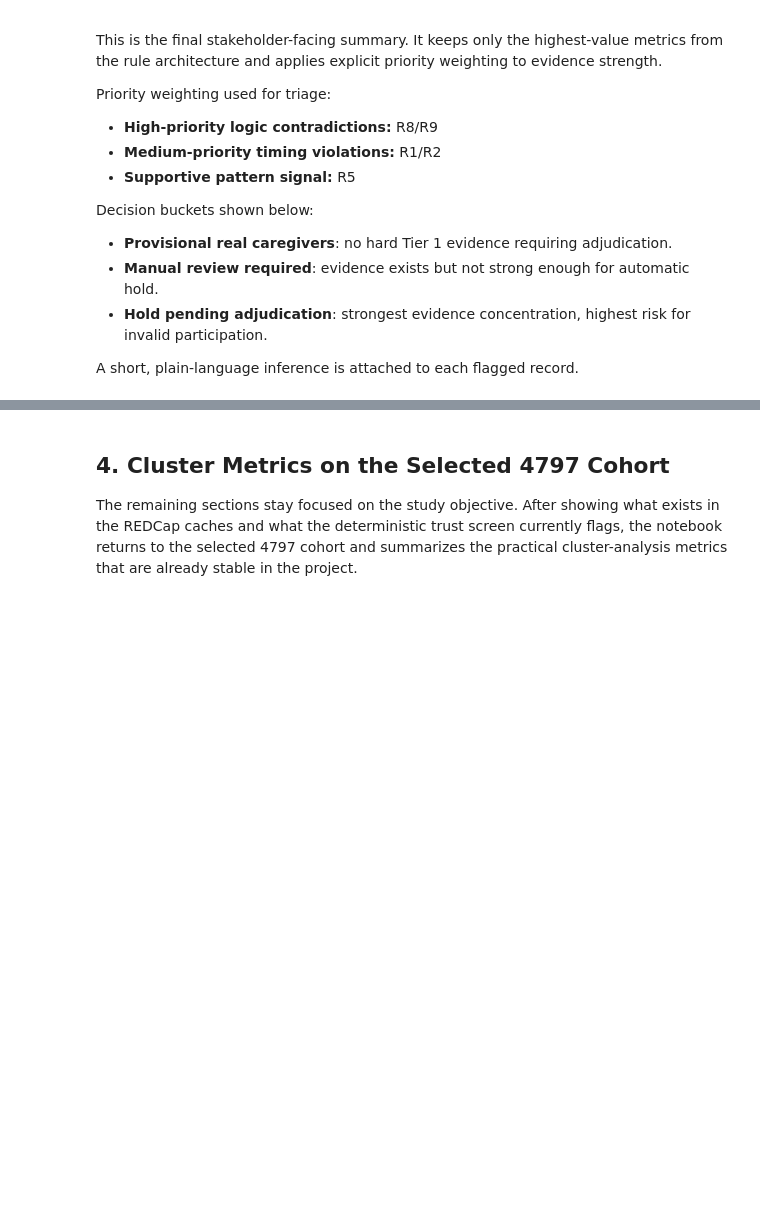
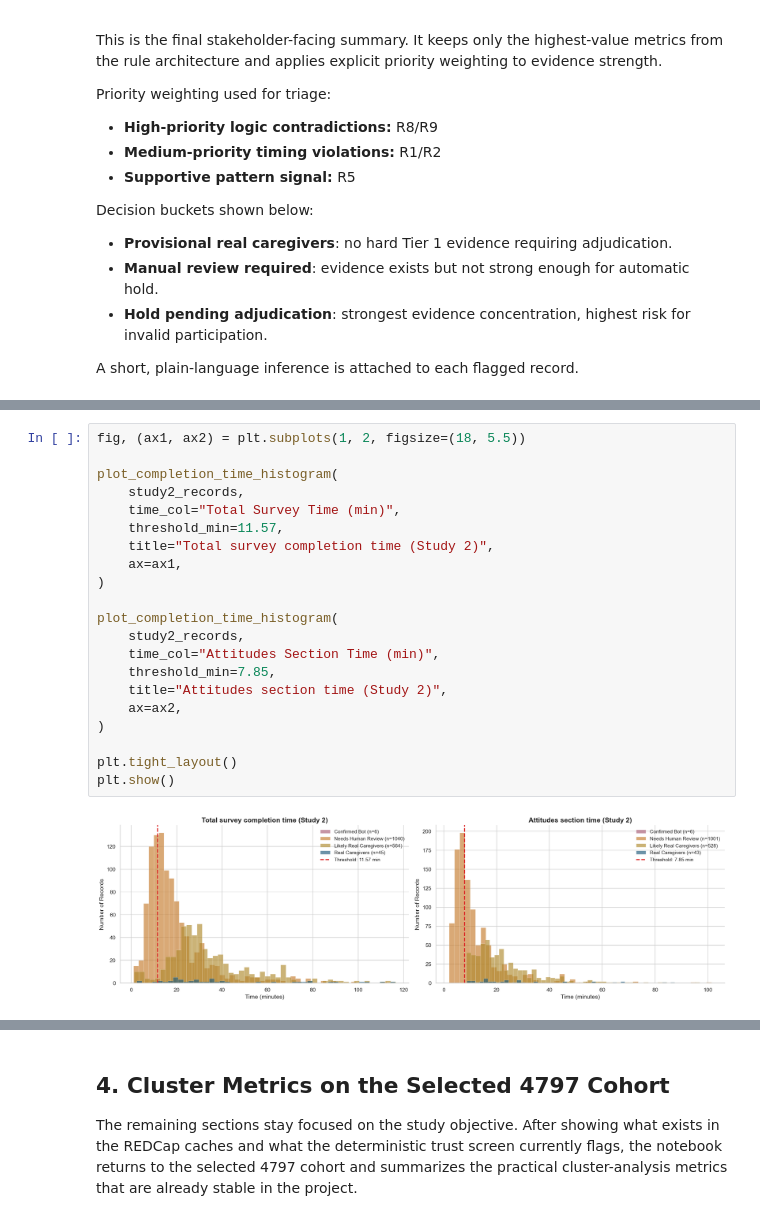
Before and after one commit to namo507/esd-redcap-metadata-watcher, a Jupyter notebook: projects/caregiver-cluster-analysis/caregiver_cluster_simple_metrics.ipynb, the cells around one changed output, grey strips where cells are left out. Drawn from its saved outputs; the diff is of its cells as text; blank space fills up the shorter version.

```diff
--- a/projects/caregiver-cluster-analysis/caregiver_cluster_simple_metrics.ipynb
+++ b/projects/caregiver-cluster-analysis/caregiver_cluster_simple_metrics.ipynb
@@ -992,0 +1180,23 @@ display(combo_distribution_showcase)
+# %%
+fig, (ax1, ax2) = plt.subplots(1, 2, figsize=(18, 5.5))
+
+plot_completion_time_histogram(
+    study2_records,
+    time_col="Total Survey Time (min)",
+    threshold_min=11.57,
+    title="Total survey completion time (Study 2)",
+    ax=ax1,
+)
+
+plot_completion_time_histogram(
+    study2_records,
+    time_col="Attitudes Section Time (min)",
+    threshold_min=7.85,
+    title="Attitudes section time (Study 2)",
+    ax=ax2,
+)
+
+plt.tight_layout()
+plt.show()
+# %% [output]
+[figure, added]
```
Also changed, not shown: parts of 17 cells of this notebook, 22 other files.
